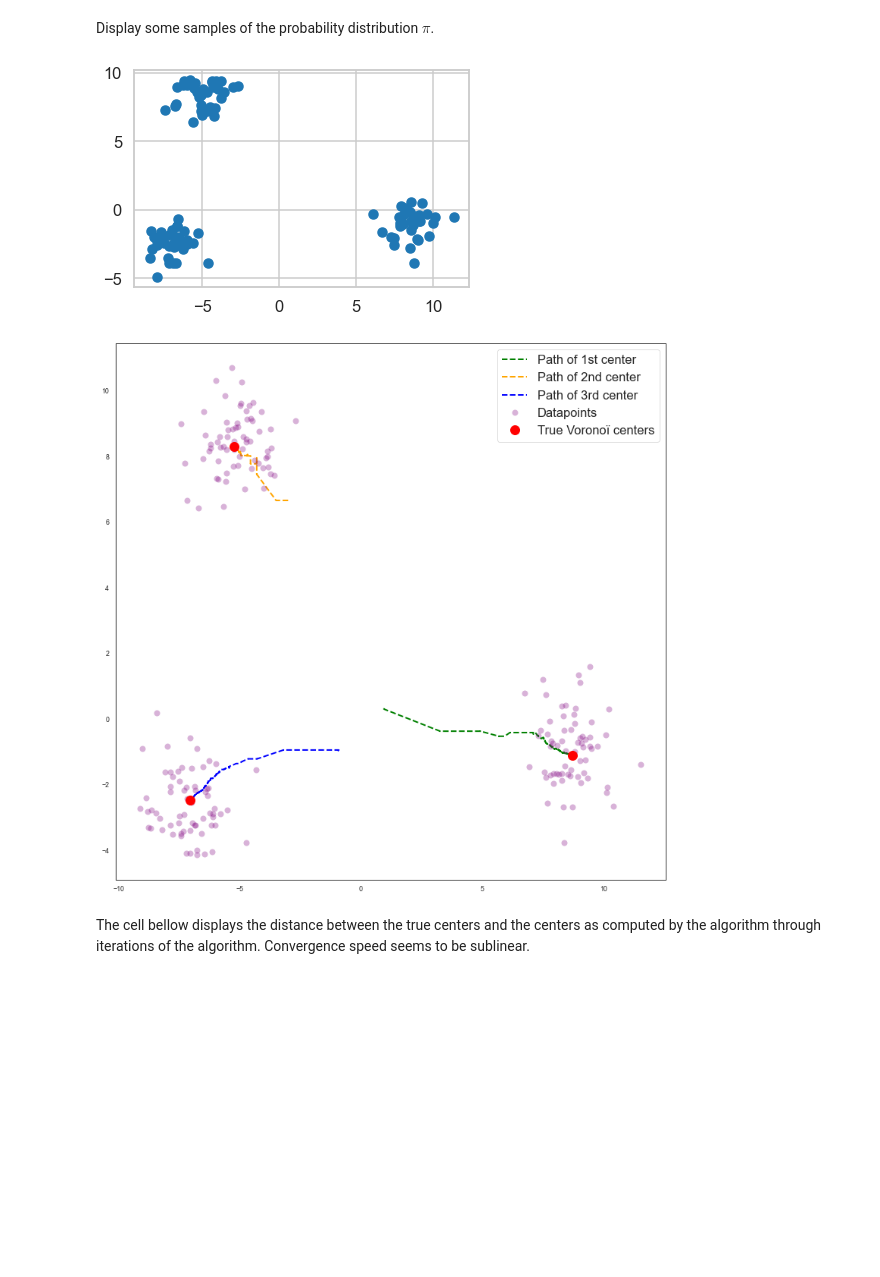
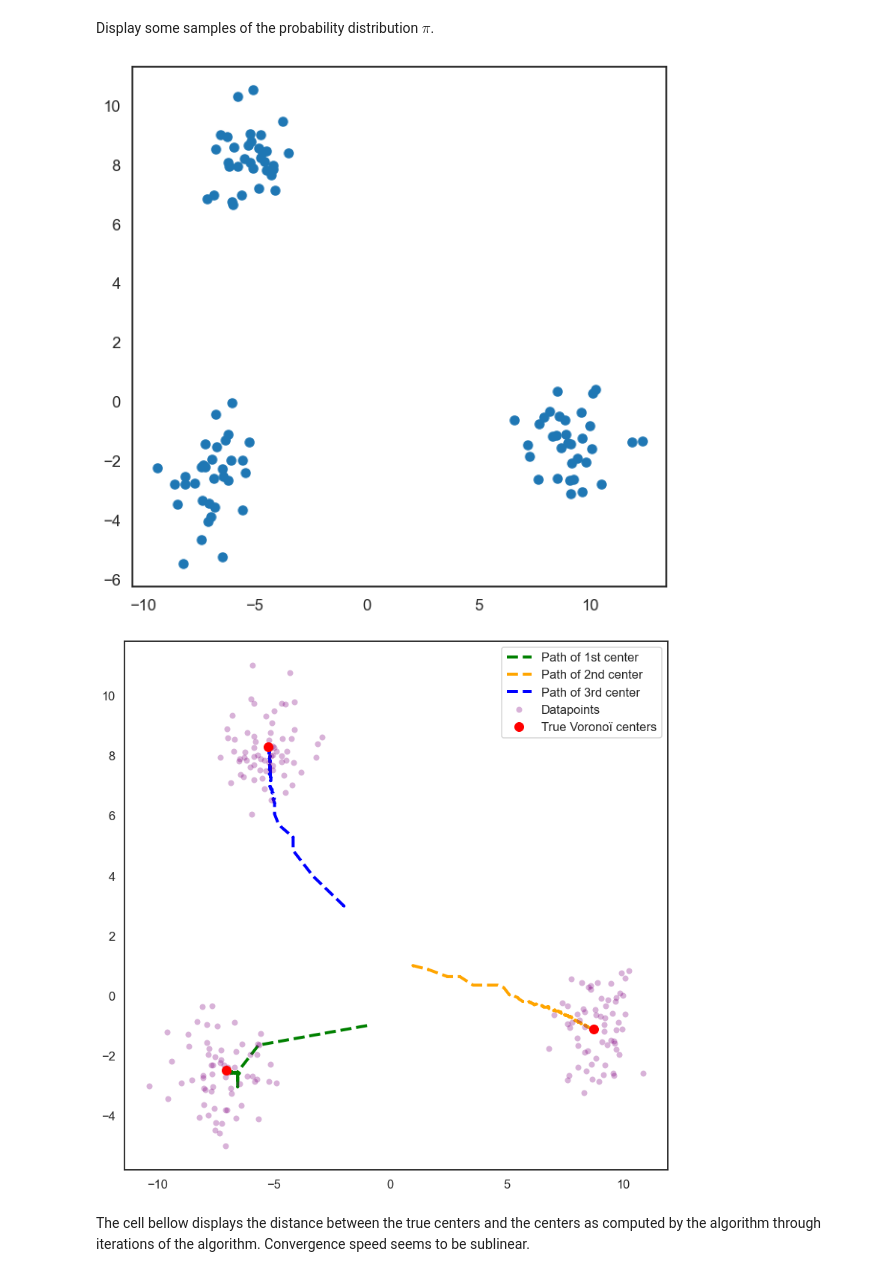
Before and after one commit to LinusBleistein/compstat_20-21, a Jupyter notebook: stocapprox.ipynb, the cells around one changed output. Saved outputs shown, nothing was run; the diff lists cells and outputs as text; code cells hidden in the pictures; blank space fills up the shorter version.

```diff
--- a/stocapprox.ipynb
+++ b/stocapprox.ipynb
@@ -154,11 +156,13 @@ step= int(len(thetas)/130)
 thetas_plot = thetas[0::step]
 
 sns.set_style('white')
+sns.set_context('talk')
 
 f,ax = plt.subplots(figsize=(10,10))
 
 ax.contour(x, y, z,alpha=0.6)
 ax.plot(thetas_plot[:,0],thetas_plot[:,1],alpha=0.7,linestyle='dotted',marker='o',color=cm.inferno(200))
 plt.gca().axis('equal')
+plt.savefig('Gaussian median.pdf')
 plt.show()
 # %% [output]
@@ -165,0 +170,13 @@ plt.show()
+# %%
+errors = np.linalg.norm(thetas-mean,axis=1)
+
+sns.set_style('whitegrid')
+
+f,ax = plt.subplots(figsize=(20,10))
+
+ax.plot(errors)
+ax.set_yscale('log')
+ax.set_xlabel('Iterations')
+ax.set_ylabel('Error')
+#plt.savefig('gaussian median error.pdf')
+plt.show()
@@ -236,9 +255,11 @@ z0 = mvn.pdf(xy, means[0], variance0).reshape(x.shape)
 z1 = mvn.pdf(xy, means[1], variance1).reshape(x.shape)
 z2 = mvn.pdf(xy, means[2], variance2).reshape(x.shape)
 
+sns.set_style('white')
+sns.set_context('talk')
 
 thetas= np.array(thetas)
-step= int(len(thetas)/2000)
+step= int(len(thetas)/1000)
 
 thetas_plot = thetas[0::step]
 
@@ -252,5 +273,6 @@ ax.contour(x, y, z2,alpha=0.6)
 ax.plot(thetas_plot[:,0],thetas_plot[:,1],alpha=0.5,linestyle='dotted',marker='o',color=cm.inferno(200))
 ax.set_xlim(-4,4)
 ax.set_ylim(-4,4)
+#plt.savefig('median gaussian mix.pdf')
 plt.show()
 # %% [output]
@@ -258,11 +279,0 @@ plt.show()
-# %%
-sns.set_style('white')
-sns.set_context('paper')
-
-f,ax=plt.subplots(figsize=(10,10))
-ax = sns.kdeplot(thetas[:,0],thetas[:,1], shade = True, cmap = "PuBu")
-ax.patch.set_facecolor('white')
-ax.collections[0].set_alpha(0)
-ax.set_xlim(0.19,0.5)
-ax.set_ylim(0,0.4)
-plt.show()
@@ -325,10 +334,15 @@ Display some samples of the probability distribution $\pi$.
 # %%
 data,label = make_blobs(100,2, centers= centers)
 
+sns.set_style('white')
+sns.set_context('talk')
+
+f,ax=plt.subplots(figsize=(10,10))
+
 plt.scatter(data[:,0],data[:,1])
 plt.show()
 # %% [output]
-[figure, old version]
+[figure, new version]
 # %%
 xes = []
 thetas = []
@@ -378,7 +393,7 @@ for i in np.arange(1,n_sets):
 
         break
 # %%
-sns.set_context('paper')
+sns.set_context('talk')
 sns.set_style('white')
 
 data,label = make_blobs(200,2,centers= centers)
@@ -387,17 +402,18 @@ thetas = np.array(thetas)
 
 f,ax = plt.subplots(figsize=(13,13))
 
-ax.plot(thetas[:,0,0],thetas[:,0,1],linestyle='--',linewidth=2,c='green',label='Path of 1st center')
-ax.plot(thetas[:,1,0],thetas[:,1,1],linestyle='--', linewidth=2,c='orange',label='Path of 2nd center')
-ax.plot(thetas[:,2,0],thetas[:,2,1],linestyle="--",linewidth=2,c='blue', label='Path of 3rd center')
+ax.plot(thetas[:,0,0],thetas[:,0,1],linestyle='--',linewidth=4,c='green',label='Path of 1st center')
+ax.plot(thetas[:,1,0],thetas[:,1,1],linestyle='--', linewidth=4,c='orange',label='Path of 2nd center')
+ax.plot(thetas[:,2,0],thetas[:,2,1],linestyle="--",linewidth=4,c='blue', label='Path of 3rd center')
 ax.plot(data[:,0],data[:,1],alpha=0.3, c='purple', label='Datapoints', linestyle='',marker='o',markersize=8,markeredgewidth=0.0)
 ax.plot(centers[0,0],centers[0,1],marker='o',markersize=12,c='red',linestyle='', label='True Voronoï centers')
 ax.plot(centers[1,0],centers[1,1],marker='o',markersize=12,c='red')
 ax.plot(centers[2,0],centers[2,1],marker='o',markersize=12,c='red')
-ax.legend(fontsize='xx-large')
+ax.legend()
+plt.savefig('voronoi centers.pdf')
 plt.show()
 # %% [output]
-[figure, old version]
+[figure, new version]
 # %% [markdown]
 The cell bellow displays the distance between the true centers and the centers as computed by the algorithm through iterations of the algorithm. Convergence speed seems to be sublinear.
 # %%
```
Also changed, not shown: parts of 8 cells of this notebook, 9 other files.
